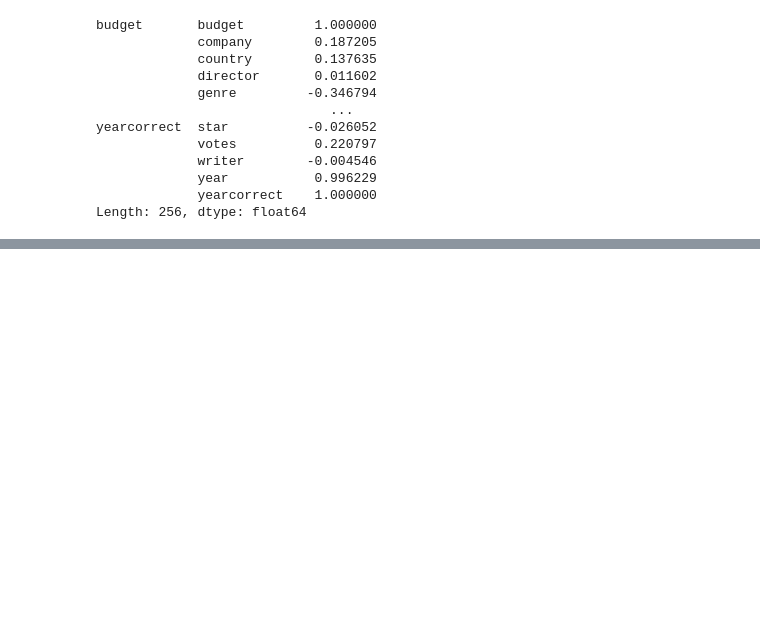
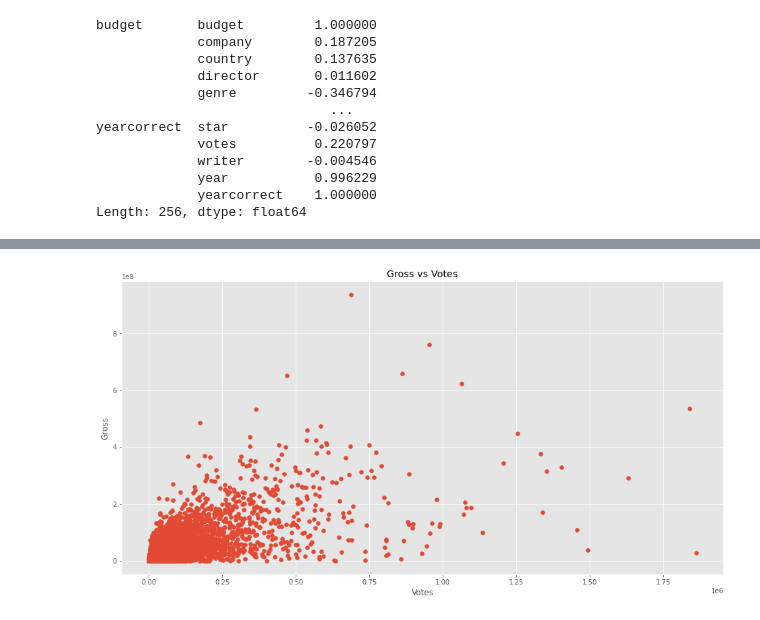
Before and after one commit to sebakirill/Correlation-in-movies, a Jupyter notebook: code/Correlation data of movies.ipynb, the cells around one changed output, grey strips where cells are left out. Saved outputs shown, nothing was run; the diff lists cells and outputs as text; code cells hidden in the pictures; blank space fills up the shorter version.

```diff
--- a/code/Untitled.ipynb
+++ b/code/Correlation data of movies.ipynb
@@ -210,0 +231,8 @@ Length: 256, dtype: float64
+# %%
+plt.scatter(x = df['votes'], y = df['gross'])
+plt.ylabel('Gross')
+plt.xlabel('Votes')
+plt.title('Gross vs Votes')
+plt.show()
+# %% [output]
+[figure, added]
```
Also changed, not shown: parts of 8 cells of this notebook.
